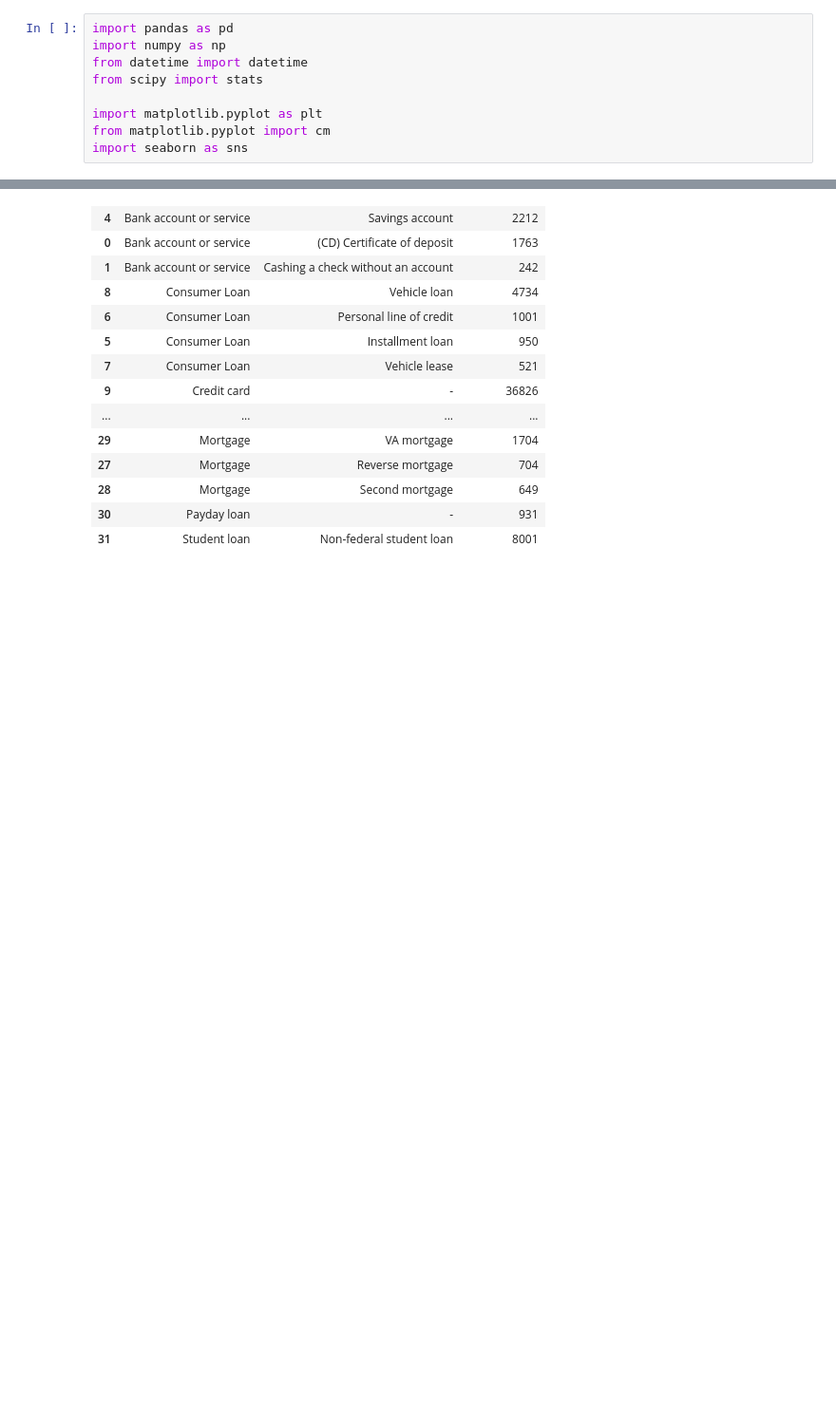
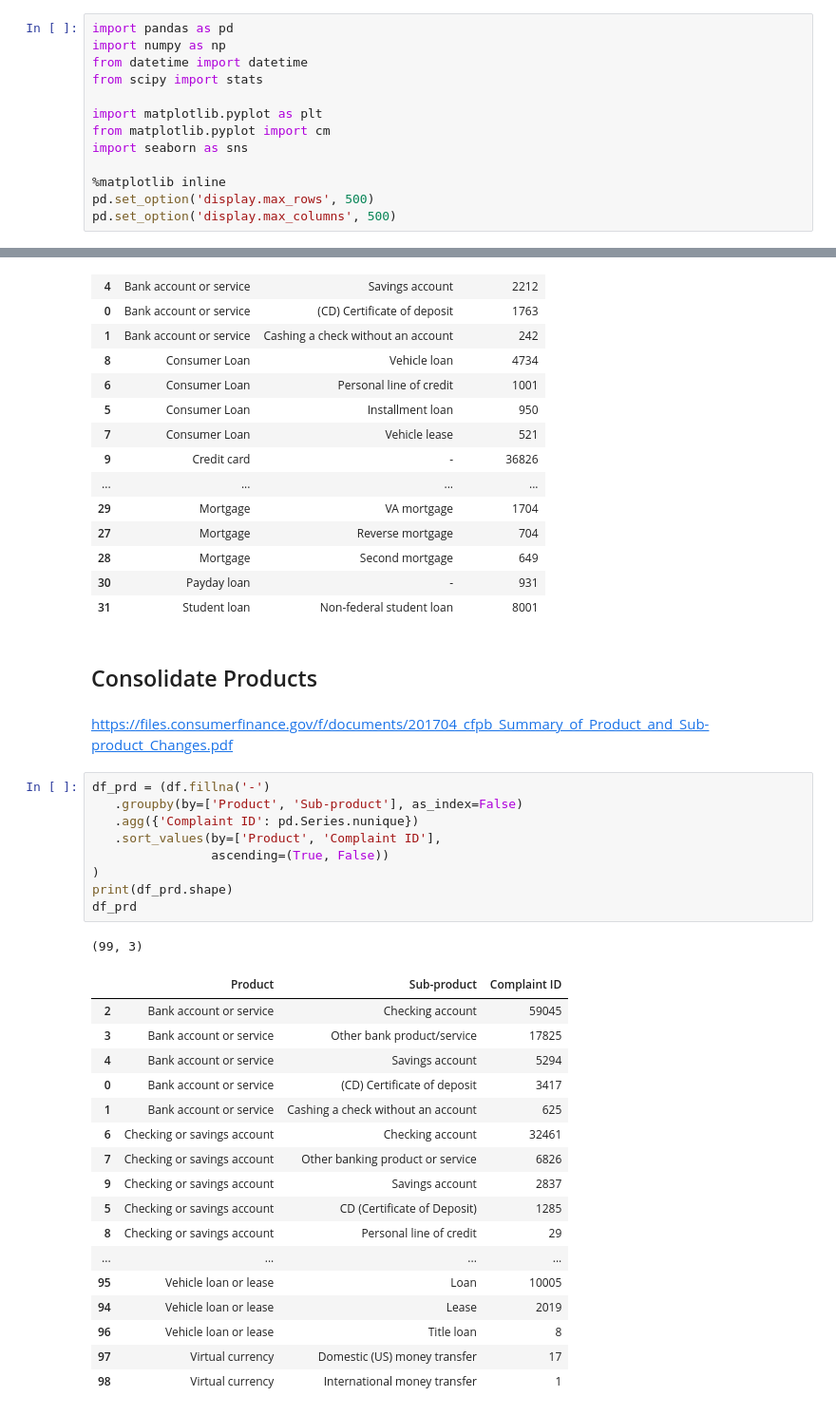
Before and after one commit to LambdaSchool/DS-Unit-1-Sprint-5-Data-Storytelling-Blog-Post, a Jupyter notebook: cfpd_consumer_complaints.ipynb, the cells around one changed output, grey strips where cells are left out. Shown at 95% size. Saved outputs shown, nothing was run; the diff lists cells and outputs as text; blank space fills up the shorter version.

Commit message:
have to merge/change product categories... Grrrr

```diff
--- a/cfpd_consumer_complaints.ipynb
+++ b/cfpd_consumer_complaints.ipynb
@@ -17,6 +17,10 @@ from scipy import stats
 import matplotlib.pyplot as plt
 from matplotlib.pyplot import cm
 import seaborn as sns
+
+%matplotlib inline
+pd.set_option('display.max_rows', 500)
+pd.set_option('display.max_columns', 500)
 # %% [markdown]
 **Data Source**
 https://www.consumerfinance.gov/data-research/consumer-complaints/#download-the-data
@@ -419,3 +421,35 @@ total percentage: 0.7365312407712102
 | 28 | Mortgage | Second mortgage | 649 |
 | 30 | Payday loan | - | 931 |
 | 31 | Student loan | Non-federal student loan | 8001 |
+# %% [markdown]
+## Consolidate Products
+# %% [markdown]
+https://files.consumerfinance.gov/f/documents/201704_cfpb_Summary_of_Product_and_Sub-product_Changes.pdf
+# %%
+df_prd = (df.fillna('-')
+   .groupby(by=['Product', 'Sub-product'], as_index=False)
+   .agg({'Complaint ID': pd.Series.nunique})
+   .sort_values(by=['Product', 'Complaint ID'],
+                ascending=(True, False))
+)
+print(df_prd.shape)
+df_prd
+# %% [output]
+(99, 3)
+|  | Product | Sub-product | Complaint ID |
+| 2 | Bank account or service | Checking account | 59045 |
+| 3 | Bank account or service | Other bank product/service | 17825 |
+| 4 | Bank account or service | Savings account | 5294 |
+| 0 | Bank account or service | (CD) Certificate of deposit | 3417 |
+| 1 | Bank account or service | Cashing a check without an account | 625 |
+| 6 | Checking or savings account | Checking account | 32461 |
+| 7 | Checking or savings account | Other banking product or service | 6826 |
+| 9 | Checking or savings account | Savings account | 2837 |
+| 5 | Checking or savings account | CD (Certificate of Deposit) | 1285 |
+| 8 | Checking or savings account | Personal line of credit | 29 |
+| ... | ... | ... | ... |
+| 95 | Vehicle loan or lease | Loan | 10005 |
+| 94 | Vehicle loan or lease | Lease | 2019 |
+| 96 | Vehicle loan or lease | Title loan | 8 |
+| 97 | Virtual currency | Domestic (US) money transfer | 17 |
+| 98 | Virtual currency | International money transfer | 1 |
```
Also changed, not shown: parts of 11 cells of this notebook.
